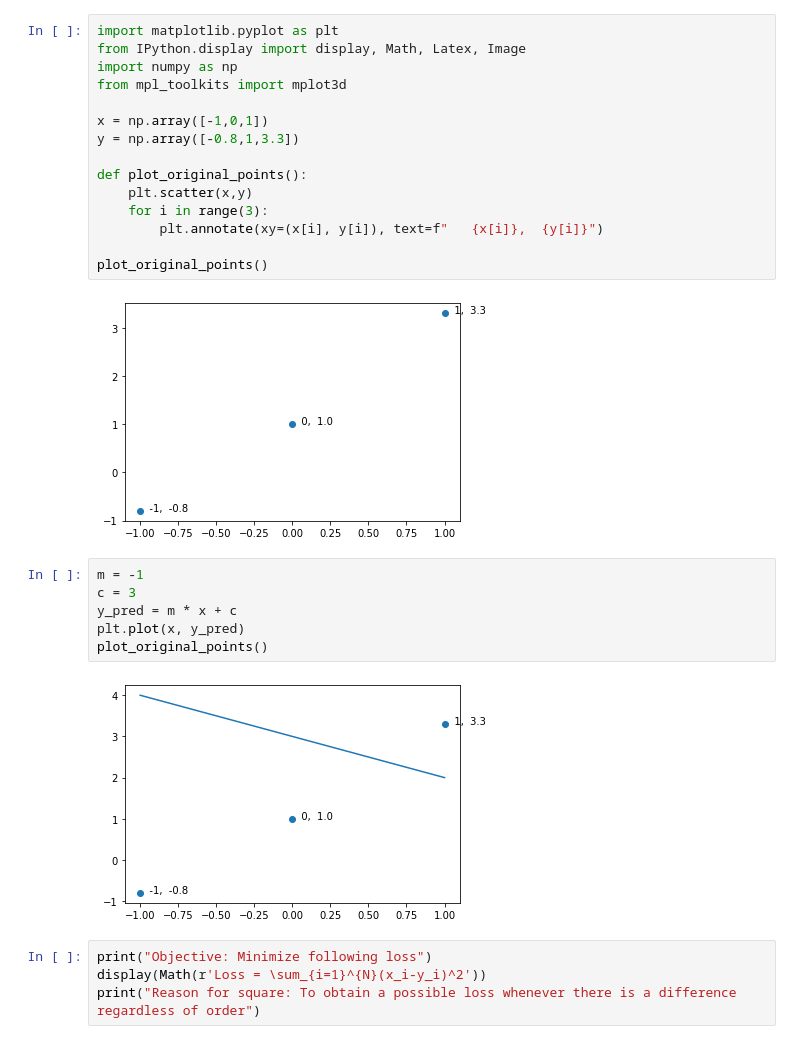
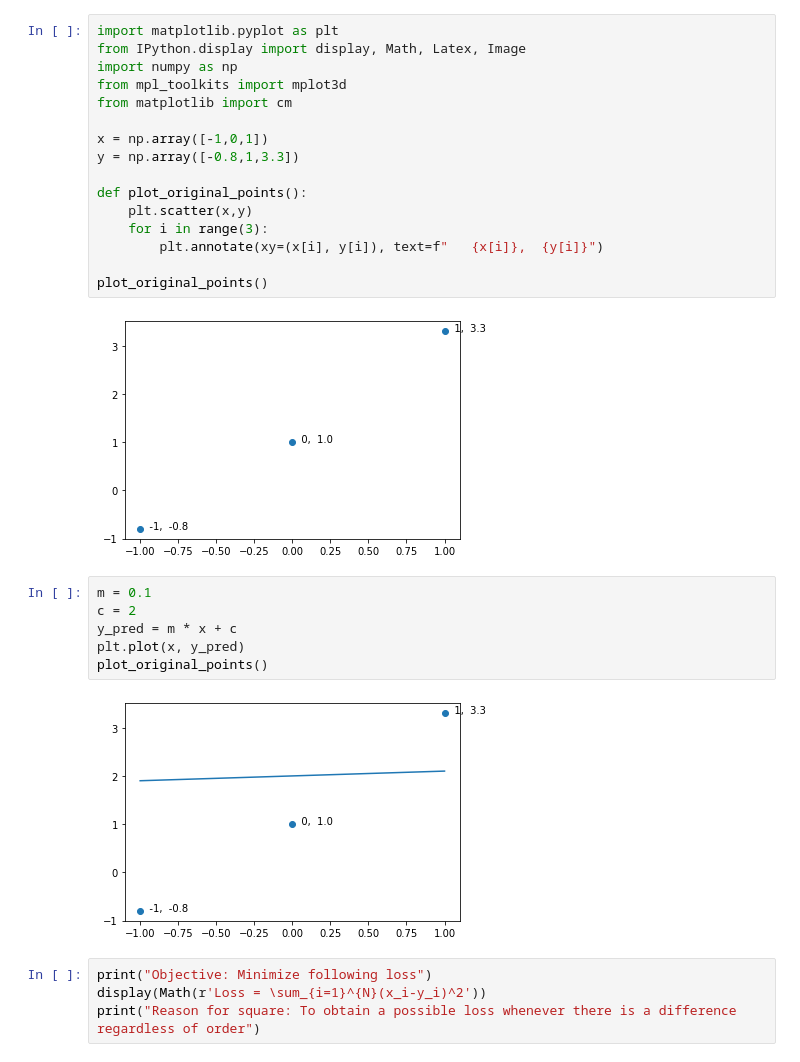
Before and after one commit to arf-themascoteers/basics, a Jupyter notebook: curve_fitting.ipynb, the cells around one changed output. Saved outputs shown, nothing was run; the diff lists cells and outputs as text.

```diff
--- a/curve_fitting.ipynb
+++ b/curve_fitting.ipynb
@@ -3,6 +3,7 @@ import matplotlib.pyplot as plt
 from IPython.display import display, Math, Latex, Image
 import numpy as np
 from mpl_toolkits import mplot3d
+from matplotlib import cm
 
 x = np.array([-1,0,1])
 y = np.array([-0.8,1,3.3])
@@ -16,13 +17,13 @@ plot_original_points()
 # %% [output]
 [figure]
 # %%
-m = -1
-c = 3
+m = 0.1
+c = 2
 y_pred = m * x + c
 plt.plot(x, y_pred)
 plot_original_points()
 # %% [output]
-[figure, old version]
+[figure, new version]
 # %%
 print("Objective: Minimize following loss")
 display(Math(r'Loss = \sum_{i=1}^{N}(x_i-y_i)^2'))
```
Also changed, not shown: parts of 3 cells of this notebook, 2 other files.
